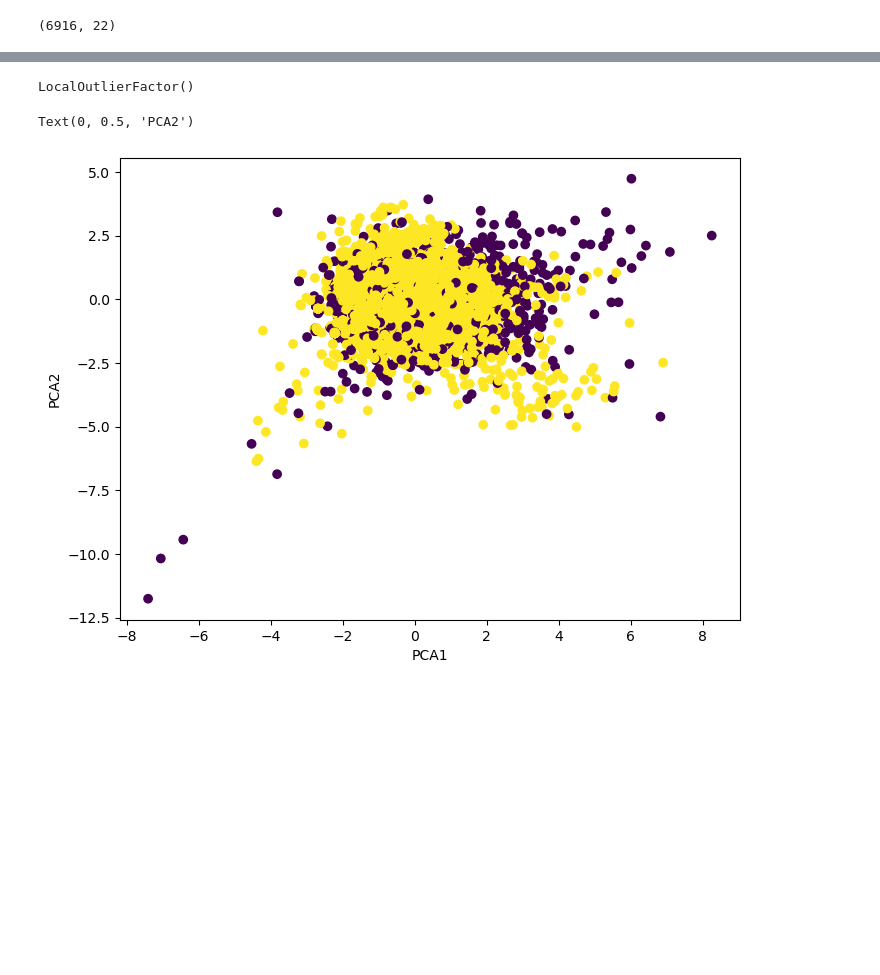
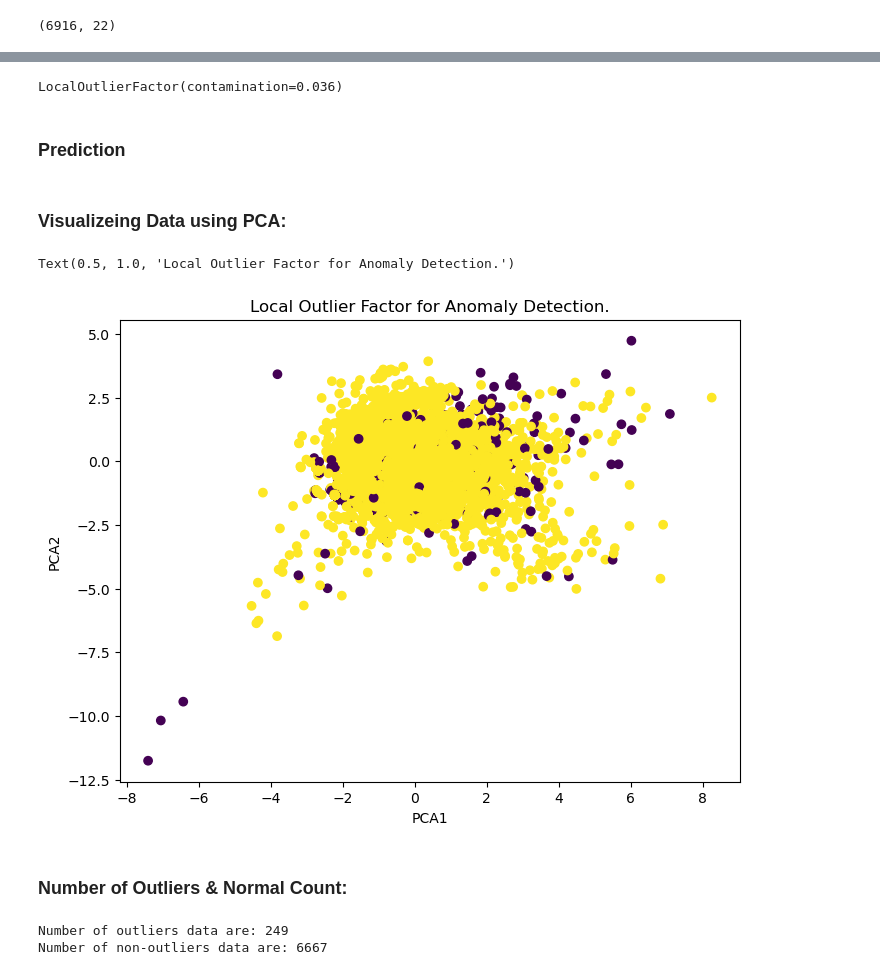
Before and after one commit to sayan629/AI_ML_python, a Jupyter notebook: (32) Unsupervised ML - Part 2/LOF_anomalyDetection.ipynb, the cells around one changed output, grey strips where cells are left out. Drawn from its saved outputs; the diff is of its cells as text; code cells hidden in the pictures; blank space fills up the shorter version.

Commit message:
AI/ML: LOF for Anomaly Detection.

```diff
--- a/(32) Unsupervised ML - Part 2/LOF_anomalyDetection.ipynb
+++ b/(32) Unsupervised ML - Part 2/LOF_anomalyDetection.ipynb
@@ -33,20 +39,36 @@ X_scaled = scaler.fit_transform(X)
 # %%
 from sklearn.neighbors import LocalOutlierFactor
 # %%
-clf = LocalOutlierFactor()
+clf = LocalOutlierFactor(contamination=0.036)
 clf
 # %% [output]
-LocalOutlierFactor()
+LocalOutlierFactor(contamination=0.036)
+# %% [markdown]
+### Prediction
 # %%
 labels = clf.fit_predict(X_scaled)
+# %% [markdown]
+### Visualizeing Data using PCA:
 # %%
 pca = PCA(n_components = 2)
 X_pca = pca.fit_transform(X_scaled)
 # %%
 plt.figure(figsize  = (8, 6))
 plt.scatter(X_pca[:, 0], X_pca[:,1], c = labels)
 plt.xlabel("PCA1")
 plt.ylabel("PCA2")
+plt.title("Local Outlier Factor for Anomaly Detection.")
 # %% [output]
-Text(0, 0.5, 'PCA2')
+Text(0.5, 1.0, 'Local Outlier Factor for Anomaly Detection.')
-[figure, old version]
+[figure, new version]
+# %% [markdown]
+### Number of Outliers & Normal Count:
+# %%
+n_outliers = np.sum(labels == -1)
+n_normal = np.sum(labels == 1)
+
+print(f"Number of outliers data are: {n_outliers}")
+print(f"Number of non-outliers data are: {n_normal}")
+# %% [output]
+Number of outliers data are: 249
+Number of non-outliers data are: 6667
```
Also changed, not shown: parts of 3 cells of this notebook.
